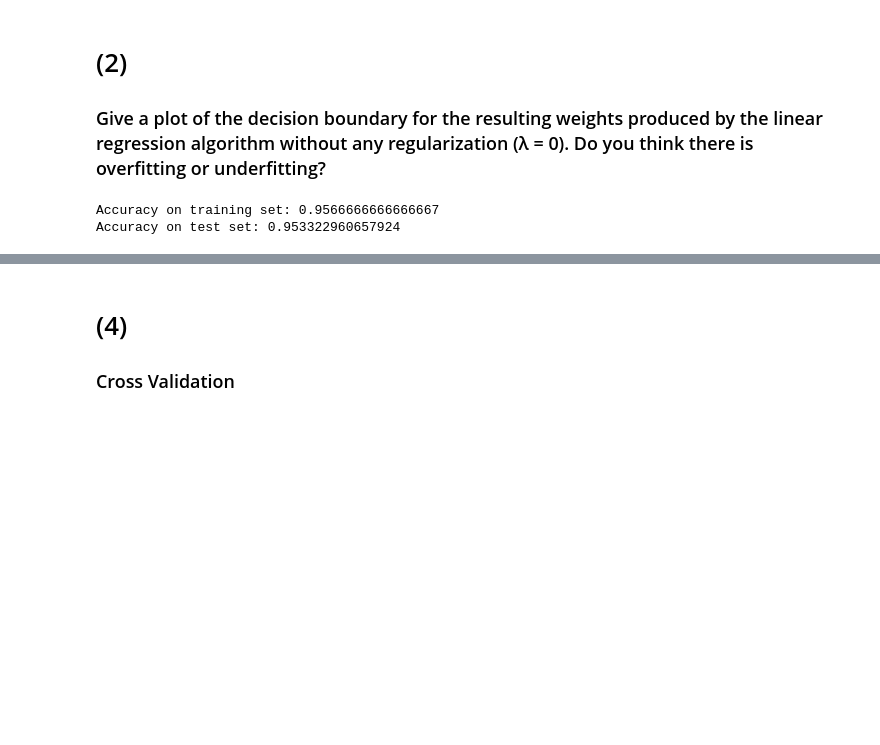
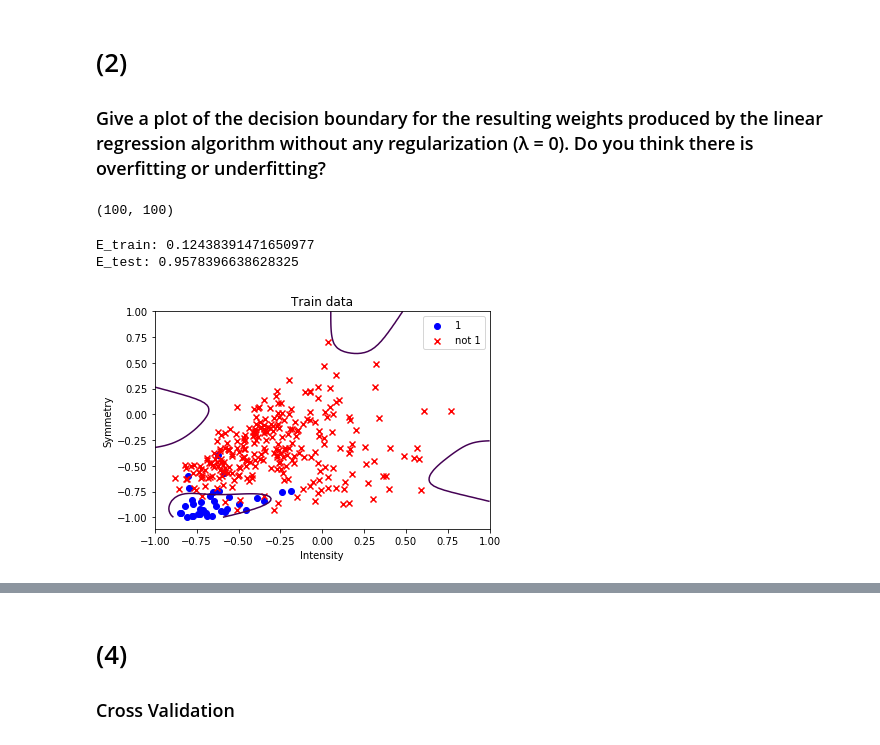
Before and after one commit to asrafulashiq/RPI_LFD_course, a Jupyter notebook: assignment8/code.ipynb, the cells around one changed output, grey strips where cells are left out. Drawn from its saved outputs; the diff is of its cells as text; code cells hidden in the pictures; blank space fills up the shorter version.

```diff
--- a/assignment8/code.ipynb
+++ b/assignment8/code.ipynb
@@ -111,3 +111,12 @@ Dimension of Z: 45
 # %% [markdown]
 # (2)
 ### Give a plot of the decision boundary for the resulting weights produced by the linear regression algorithm without any regularization (λ = 0). Do you think there is overfitting or underfitting?
+# %%
+x = np.linspace(0, 0.7, 100)
+y = np.linspace(0, 0.5, 100)
+
+X, Y = np.meshgrid(x, y)
+
+XY = np.c_[X.ravel(), Y.ravel()]
+# %% [output]
+(100, 100)
@@ -114,18 +162,23 @@ Dimension of Z: 45
 # %%
 Z = feat_tfm
 w_lin = np.linalg.pinv(Z.transpose() @ Z) @ Z.transpose() @ labels_train
-y_pred = np.sign(np.dot(Z, w_lin))
-acc_train = accuracy_score(labels_train, y_pred)
+y_pred = np.dot(Z, w_lin)
+
+e_train = np.mean(np.power(y_pred - labels_train, 2))
 
 # test error
-y_pred_test = np.sign(np.dot(feat_tfm_test, w_lin))
-acc_test = accuracy_score(labels_test, y_pred_test)
+y_pred_test = np.dot(feat_tfm_test, w_lin)
+e_test = np.mean(np.power(y_pred_test - labels_test, 2))
 
-print(f"Accuracy on training set: {acc_train}")
-print(f"Accuracy on test set: {acc_test}")
+
+print(f"E_train: {e_train}")
+print(f"E_test: {e_test}")
+
+plot_decision_boundary(w_lin)
 # %% [output]
-Accuracy on training set: 0.9566666666666667
-Accuracy on test set: 0.953322960657924
+E_train: 0.12438391471650977
+E_test: 0.9578396638628325
+[figure, added]
 # %%
 Z = feat_tfm
 lamb = 2
```
Also changed, not shown: parts of 5 cells of this notebook.
